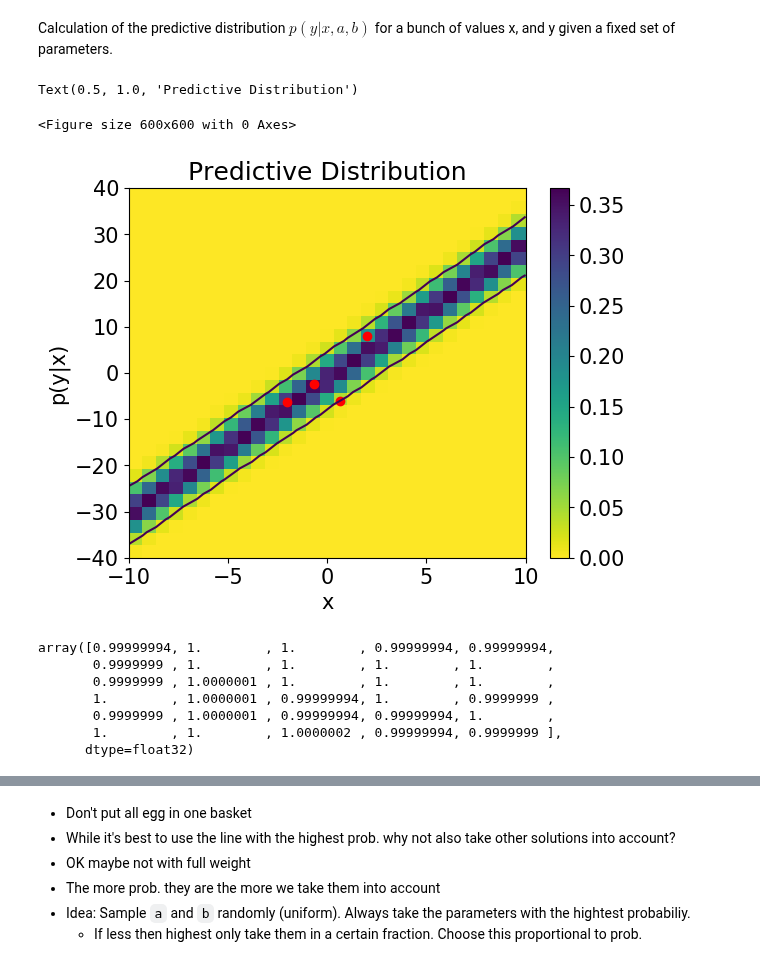
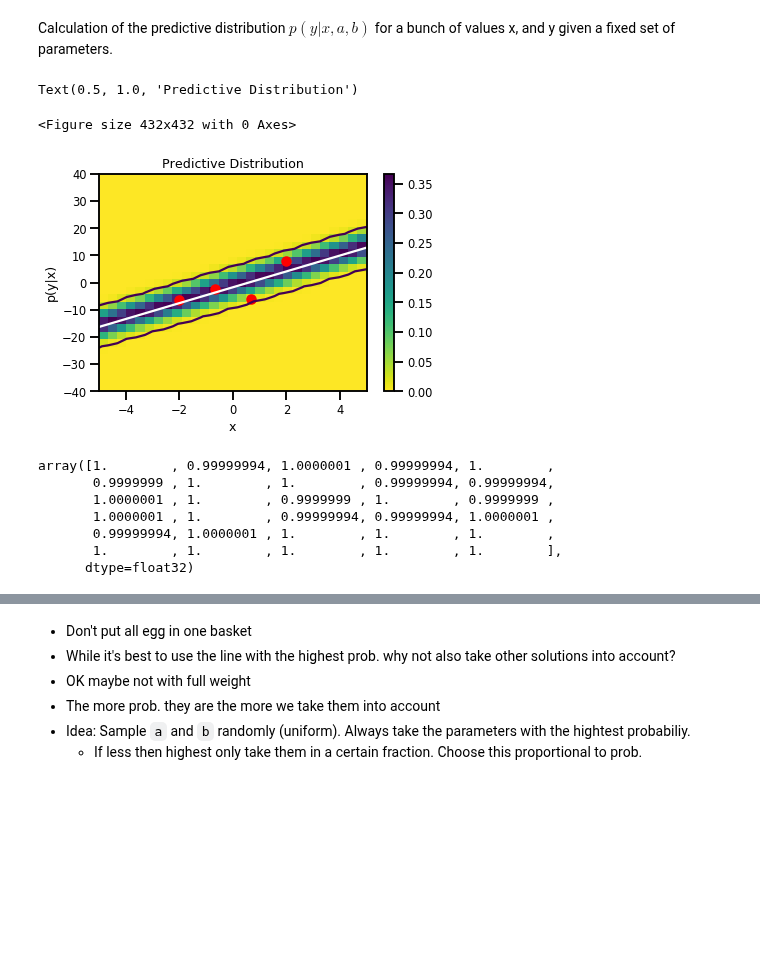
Before and after one commit to tensorchiefs/dl_book, a Jupyter notebook: chapter_06/nb_ch06_bayes.ipynb, the cells around one changed output, grey strips where cells are left out. Drawn from its saved outputs; the diff is of its cells as text; code cells hidden in the pictures; blank space fills up the shorter version.

```diff
--- a/chapter_06/nb_ch06_bayes.ipynb
+++ b/chapter_06/nb_ch06_bayes.ipynb
@@ -46,15 +46,15 @@ TF  Version 2.0.0-alpha0
 plt.style.use('default') # macht den hintergrund weg
 plt.rcParams.update({'font.size': 15}) #Macht grosse axen
 # %%
-xmin = -10;xmax = +10;ymin=-40;ymax=40;
-nbins_c=30
+xmin = -5;xmax = +5;ymin=-40;ymax=40;
+nbins_c=30; sigma=3
 # %%
 save = True
 np.random.seed(2)
 num = 4
 #x = np.random.normal(0,1,(num,1))
 x = np.linspace(-2,2,num=num).reshape((num,1))
-y = 2 * x[:,0] - 1 + 1.*np.random.normal(0,3,num)
+y = 2 * x[:,0] - 1 + 1.*np.random.normal(0,sigma,num)
 if save:
         d = np.transpose(np.vstack((x[:,0],y)))
         np.savetxt('nb_ch06_bayes{}.csv'.format(num), d, delimiter=',', header='x,y',comments="",fmt='%.4e');
@@ -105,7 +105,7 @@ def pre_distribution(a,b):
     xi = np.zeros((nbins_c, nbins_c), dtype=np.float32)
     yi = np.zeros((nbins_c, nbins_c), dtype=np.float32)
     for j,x_ in enumerate(np.linspace(xmin, xmax, nbins_c)):
-        py = tfd.Normal(loc=a*x_+b,scale=3)
+        py = tfd.Normal(loc=a*x_+b,scale=sigma)
         for i,y_ in enumerate(np.linspace(ymin, ymax, nbins_c)):
             xi[i,j] = x_
             yi[i,j] = y_
@@ -116,32 +116,35 @@ def pre_distribution(a,b):
     # We renormalize
     return canvas0/ np.sum(canvas0,axis=0), xi, yi
 # %%
+import scipy
+s = sigma
 pxy_ml,xi,yi = pre_distribution(a_ml, b_ml)
 #pxy_ml,xi,yi = pre_distribution(a_ml[0] / 1.8, b_ml * 1)
 
 fig = plt.figure(figsize=(6,6))
 fig, ax0 = plt.subplots(nrows=1)
 cmap = plt.get_cmap('viridis_r',)
 im = plt.pcolormesh(xi, yi, pxy_ml, cmap=cmap)
-plt.contour(xi, yi, pxy_ml,[0.05])
+plt.contour(xi, yi, pxy_ml,[scipy.stats.norm(0, s).pdf(2*s)])
 fig.colorbar(im, ax=ax0)
 plt.scatter(x,y, marker='o',c='r')
+plt.plot([xmin, xmax], [a_ml*xmin+b_ml, a_ml*xmax+b_ml], color='w', alpha = 1)
 plt.xlabel('x')
 plt.ylabel('p(y|x)')
 plt.title('Predictive Distribution')
 # %% [output]
 Text(0.5, 1.0, 'Predictive Distribution')
-<Figure size 600x600 with 0 Axes>
+<Figure size 432x432 with 0 Axes>
-[figure, old version]
+[figure, new version]
 # %%
 np.sum(pxy_ml,axis=0) #
 # %% [output]
-array([0.99999994, 1.        , 1.        , 0.99999994, 0.99999994,
-       0.9999999 , 1.        , 1.        , 1.        , 1.        ,
-       0.9999999 , 1.0000001 , 1.        , 1.        , 1.        ,
-       1.        , 1.0000001 , 0.99999994, 1.        , 0.9999999 ,
-       0.9999999 , 1.0000001 , 0.99999994, 0.99999994, 1.        ,
-       1.        , 1.        , 1.0000002 , 0.99999994, 0.9999999 ],
+array([1.        , 0.99999994, 1.0000001 , 0.99999994, 1.        ,
+       0.9999999 , 1.        , 1.        , 0.99999994, 0.99999994,
+       1.0000001 , 1.        , 0.9999999 , 1.        , 0.9999999 ,
+       1.0000001 , 1.        , 0.99999994, 0.99999994, 1.0000001 ,
+       0.99999994, 1.0000001 , 1.        , 1.        , 1.        ,
+       1.        , 1.        , 1.        , 1.        , 1.        ],
       dtype=float32)
 # %%
 plt.plot(pxy_ml[:,10])
```
Also changed, not shown: parts of 11 cells of this notebook.
